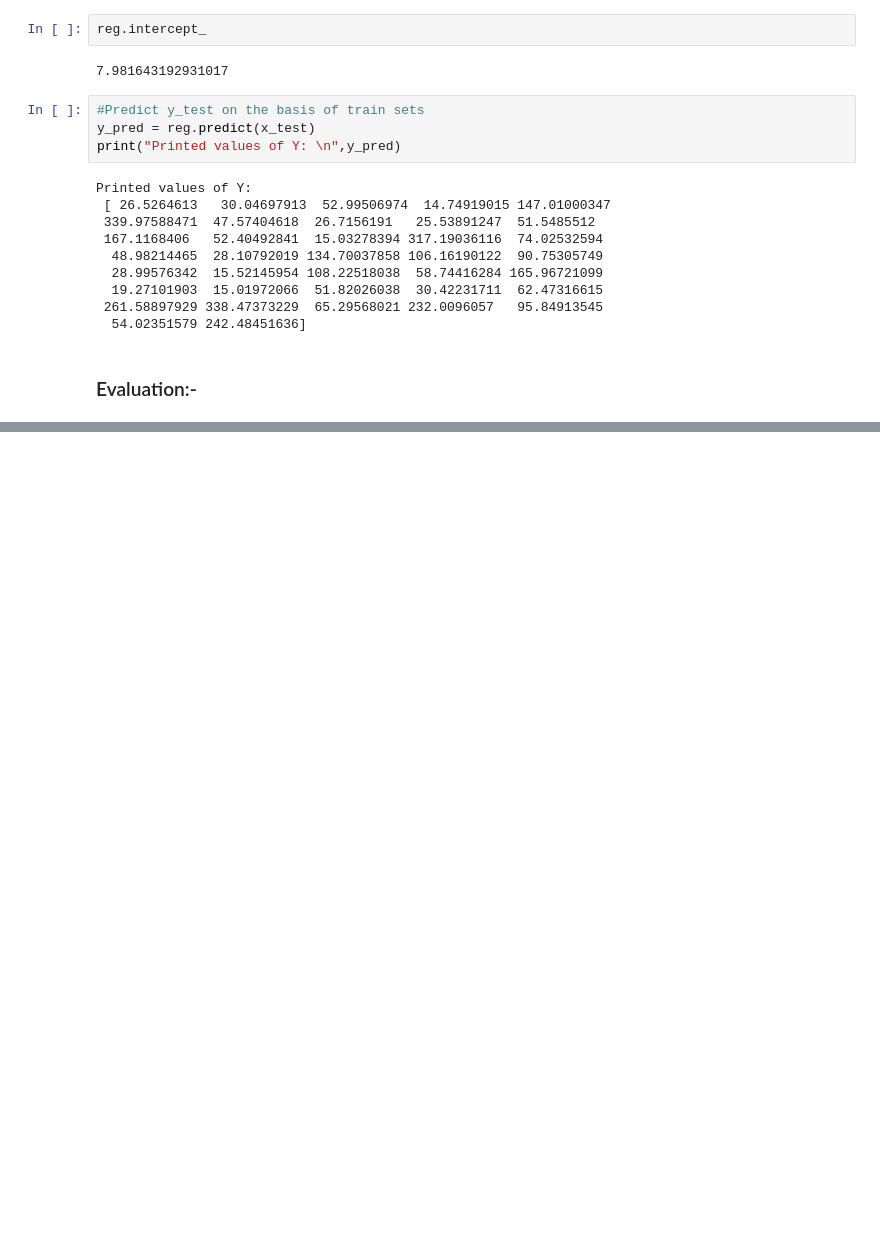
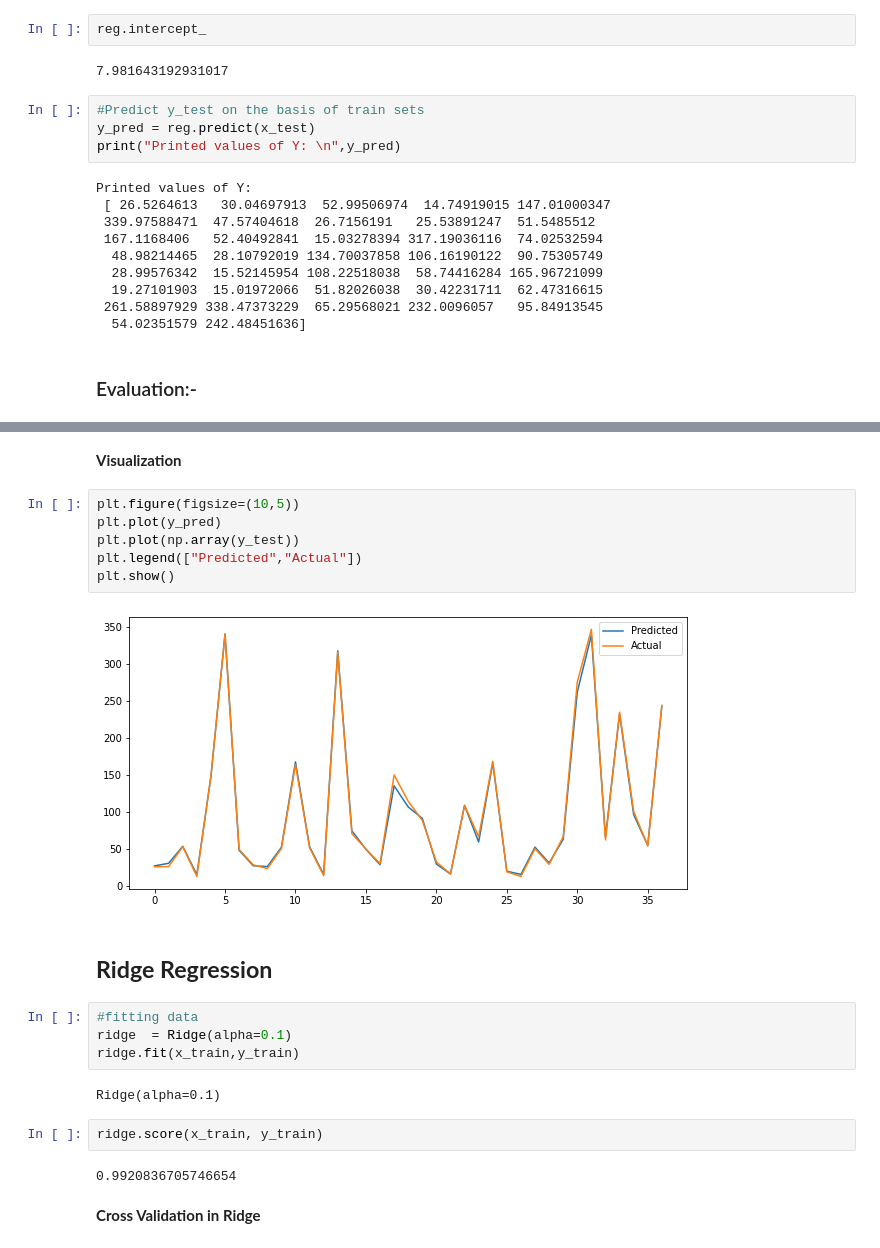
Before and after one commit to Rahman88talha/Capstone_Project_Stock_Closing_Price_Prediction, a Jupyter notebook: Stock_Closing_Price_Prediction.ipynb, the cells around one changed output, grey strips where cells are left out. Drawn from its saved outputs; the diff is of its cells as text; blank space fills up the shorter version.

```diff
--- a/Stock_Closing_Price_Prediction.ipynb
+++ b/Stock_Closing_Price_Prediction.ipynb
@@ -361,0 +394,24 @@ Printed values of Y:
+# %% [markdown]
+**Visualization**
+# %%
+plt.figure(figsize=(10,5))
+plt.plot(y_pred)
+plt.plot(np.array(y_test))
+plt.legend(["Predicted","Actual"])
+plt.show()
+# %% [output]
+[figure, added]
+# %% [markdown]
+## **Ridge Regression**
+# %%
+#fitting data
+ridge  = Ridge(alpha=0.1)
+ridge.fit(x_train,y_train)
+# %% [output]
+Ridge(alpha=0.1)
+# %%
+ridge.score(x_train, y_train)
+# %% [output]
+0.9920836705746654
+# %% [markdown]
+**Cross Validation in Ridge**
```
Also changed, not shown: parts of 12 cells of this notebook.
